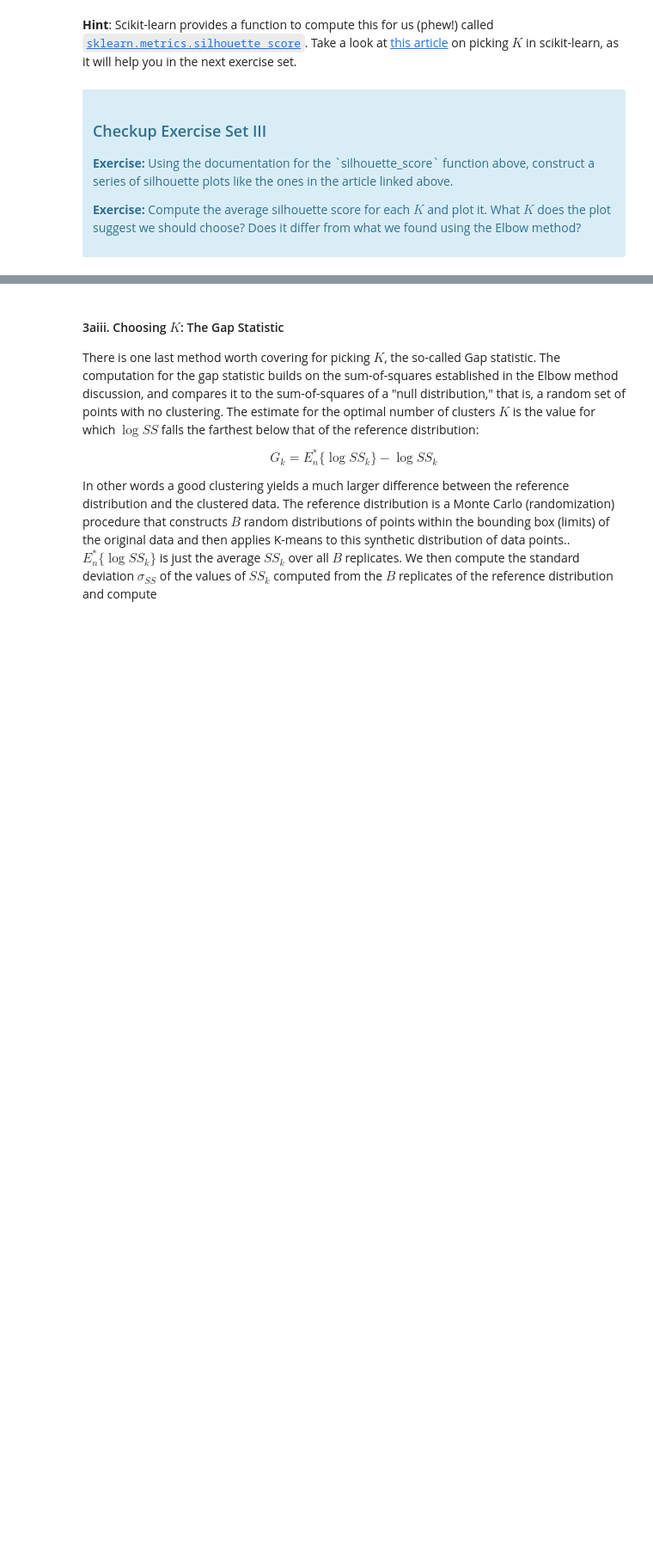
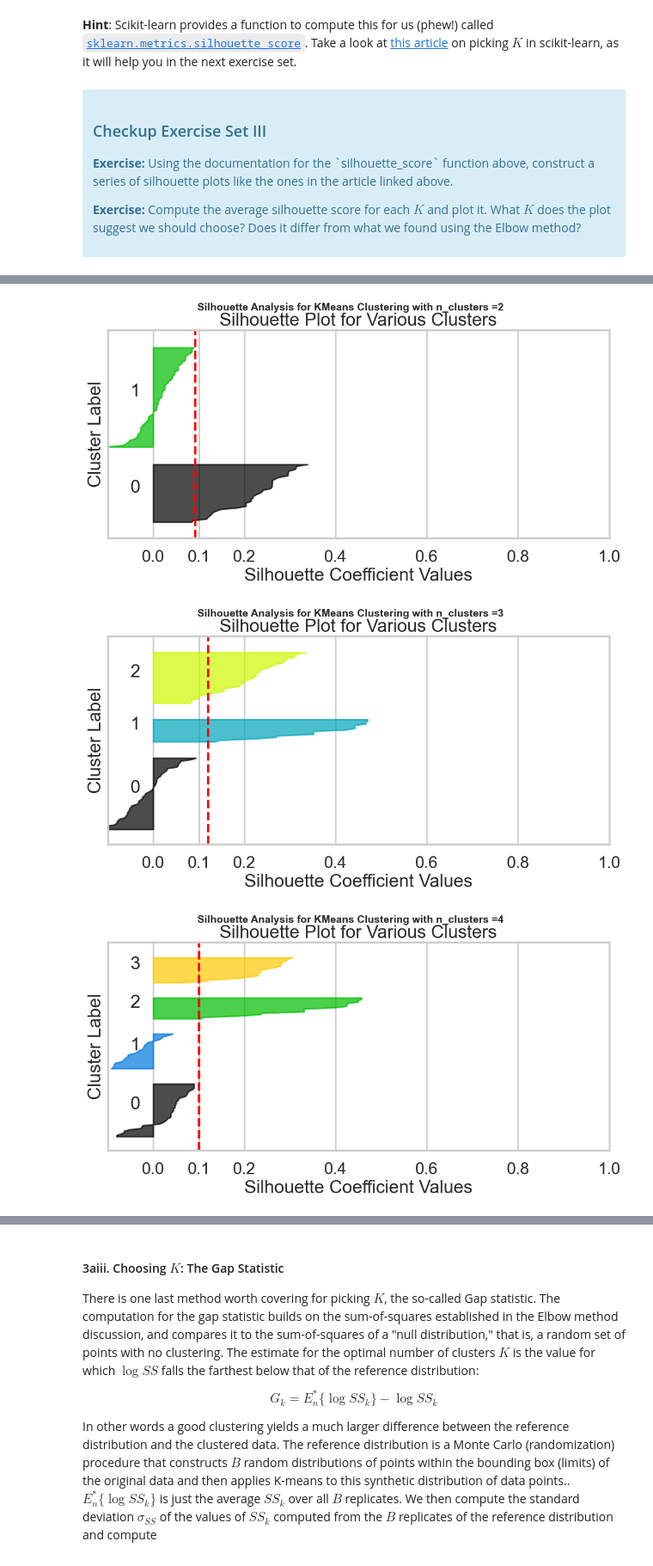
Before and after one commit to BrettlyCD/pca, a Jupyter notebook: Clustering Case Study - Customer Segmentation with K-Means - Tier 3.ipynb, the cells around one changed output, grey strips where cells are left out. Shown at 86% size. Saved outputs shown, nothing was run; the diff lists cells and outputs as text; code cells hidden in the pictures; blank space fills up the shorter version.

Commit message:
Complete silhouette analysis.

```diff
--- a/Clustering Case Study - Customer Segmentation with K-Means - Tier 3.ipynb
+++ b/Clustering Case Study - Customer Segmentation with K-Means - Tier 3.ipynb
@@ -224,0 +225,76 @@ Source: http://www.stat.berkeley.edu/~spector/s133/Clus.html
+# %%
+# import silhouette metrics
+from sklearn.metrics import silhouette_samples, silhouette_score
+import matplotlib.cm as cm
+
+#rerun multiple model, this time applying the silhouette scores
+ks = [2,3,4,5,6,7,8,9,10]
+s_scores = {}
+
+for k in ks:
+
+    #create subplot with 1 row and 2 columns
+    fig, ax1 = plt.subplots()
+    fig.set_size_inches(12,5)
+
+    #set x & y limits
+    ax1.set_xlim([-0.1,1])
+    ax1.set_ylim([0, len(matrix_array) + (k+1) * 10])
+
+    #initialize the model and identify labels
+    model = KMeans(n_clusters=k, n_init=10, random_state=42) #using n_init= 10, which is the square root of our observations
+    cluster_labels = model.fit_predict(matrix_array)
+
+    #calculate the silhouette scores and print to notebook
+    silhouette_avg = silhouette_score(matrix_array, cluster_labels)
+    print("For n_clusters =", k,
+        "The average silhouette_score is :", silhouette_avg)
+
+    #now calculate score for each sample
+    sample_s_values = silhouette_samples(matrix_array, cluster_labels)
+
+    y_lower = 10
+    for i in range(k):
+
+        #aggregate silhouette scores for samples belonging to k and sort them
+        ith_cluster_s_values = sample_s_values[cluster_labels == i]
+        ith_cluster_s_values.sort()
+
+        size_cluster_i = ith_cluster_s_values.shape[0]
+        y_upper = y_lower + size_cluster_i
+
+        color = cm.nipy_spectral(float(i) / k)
+        ax1.fill_betweenx(
+            np.arange(y_lower, y_upper),
+            0,
+            ith_cluster_s_values,
+            facecolor=color,
+            edgecolor=color,
+            alpha=0.7,
+        )
+
+        #label silhouette plots with cluster number at the middle
+        ax1.text(-0.05, y_lower + 0.5 * size_cluster_i, str(i))
+
+        #compute the new y_lower for the next plot
+        y_lower = y_upper + 10
+
+    ax1.set_title('Silhouette Plot for Various Clusters')
+    ax1.set_xlabel('Silhouette Coefficient Values')
+    ax1.set_ylabel('Cluster Label')
+
+    #add a vertical line as the avg silhouette score of all values
+    ax1.axvline(x=silhouette_avg, color='red', linestyle='--')
+
+    ax1.set_yticks([]) #no y axis labels or ticks
+    ax1.set_xticks([0.1, 0, 0.2, 0.4, 0.6, 0.8, 1.0])
+
+    plt.suptitle(
+        'Silhouette Analysis for KMeans Clustering with n_clusters =%d'
+        % k,
+        fontsize=14,
+        fontweight='bold'
+    )
+
+plt.show()
+# %% [output]
@@ -224,0 +310,3 @@ Source: http://www.stat.berkeley.edu/~spector/s133/Clus.html
+[figure, added]
+[figure, added]
+[figure, added]
```
Also changed, not shown: parts of 5 cells of this notebook.
